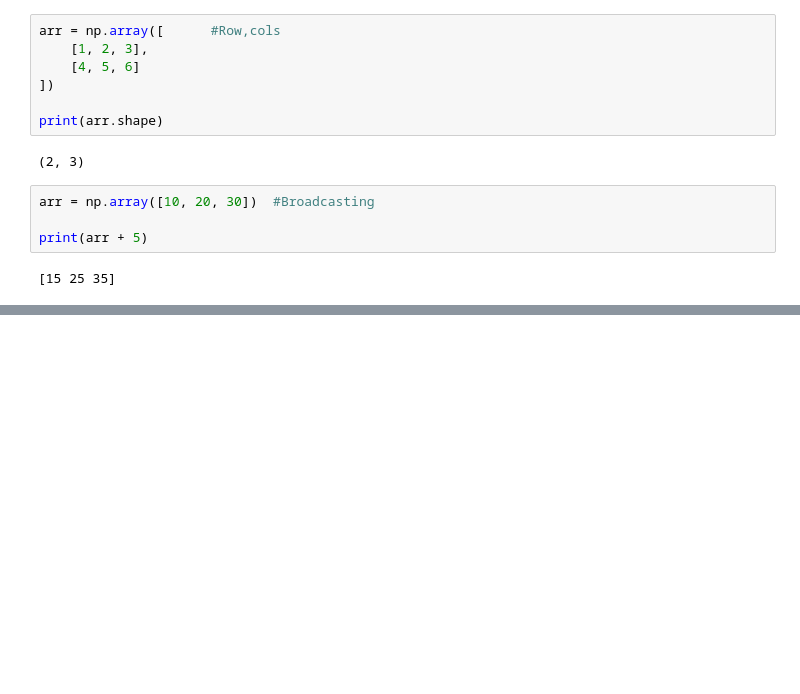
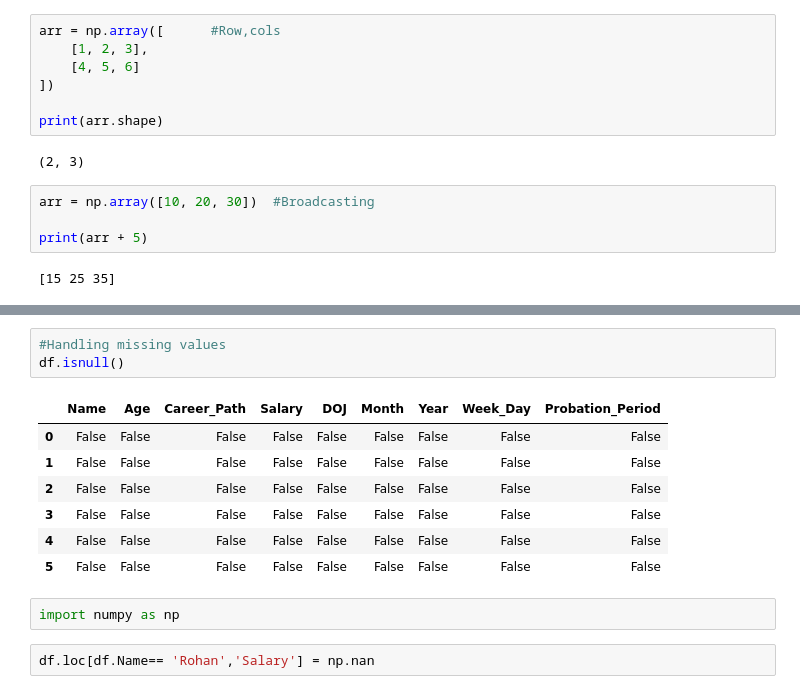
Before and after one commit to Garvita-aggarwal/Data_Science_Internship, a Jupyter notebook: Month_1/W3_NumPy_and_Pandas.ipynb, the cells around one changed output, grey strips where cells are left out. Drawn from its saved outputs; the diff is of its cells as text; blank space fills up the shorter version.

```diff
--- a/Month_1/W3_NumPy_and_Pandas.ipynb
+++ b/Month_1/W3_NumPy_and_Pandas.ipynb
@@ -59,0 +335,15 @@ print(arr[1,1])
+# %%
+#Handling missing values
+df.isnull()
+# %% [output]
+|  | Name | Age | Career_Path | Salary | DOJ | Month | Year | Week_Day | Probation_Period |
+| 0 | False | False | False | False | False | False | False | False | False |
+| 1 | False | False | False | False | False | False | False | False | False |
+| 2 | False | False | False | False | False | False | False | False | False |
+| 3 | False | False | False | False | False | False | False | False | False |
+| 4 | False | False | False | False | False | False | False | False | False |
+| 5 | False | False | False | False | False | False | False | False | False |
+# %%
+import numpy as np
+# %%
+df.loc[df.Name== 'Rohan','Salary'] = np.nan
```
Also changed, not shown: parts of 59 cells of this notebook.
